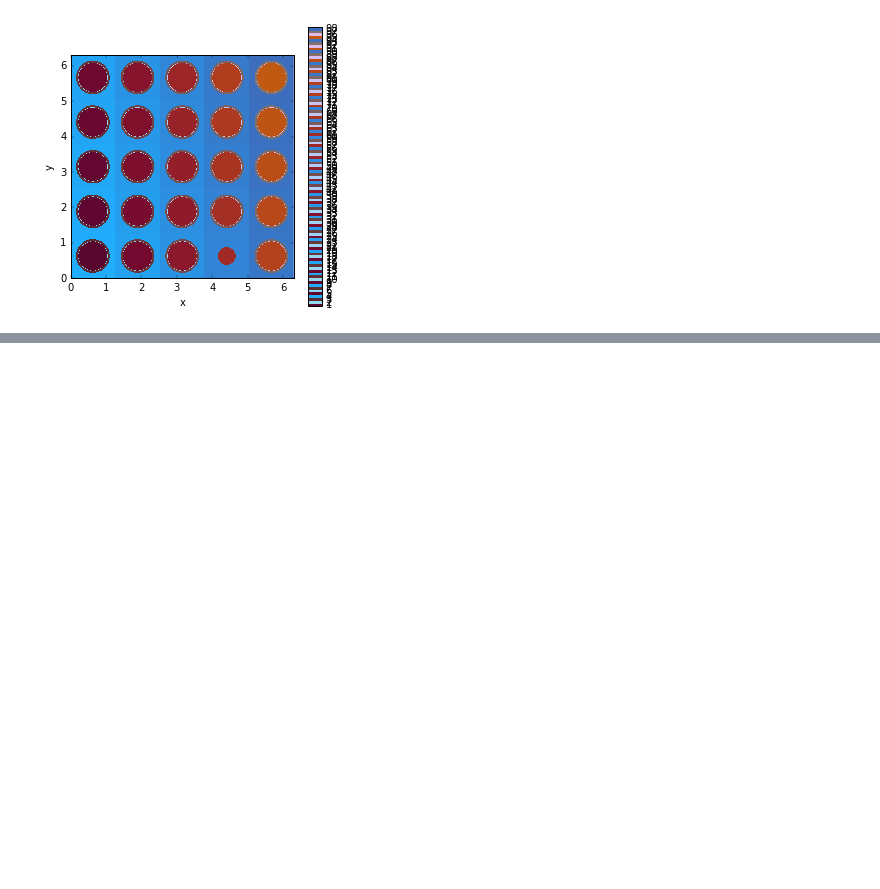
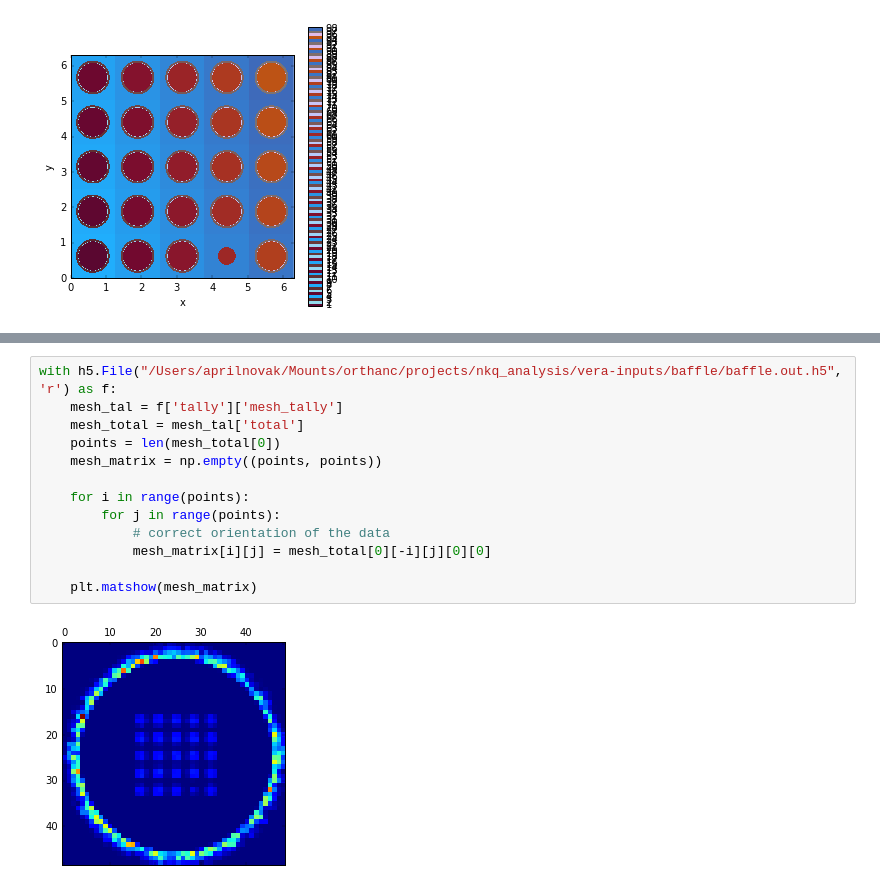
Before and after one commit to aprilnovak/nkq_analysis, a Jupyter notebook: notebooks/visualize-gg.ipynb, the cells around one changed output, grey strips where cells are left out. Drawn from its saved outputs; the diff is of its cells as text; blank space fills up the shorter version.

Commit message:
Verified correct implementation of custom materials by defining a fission mesh over the entire domain, with fissile material (custom material) places in the core barrel.

```diff
--- a/notebooks/visualize-gg.ipynb
+++ b/notebooks/visualize-gg.ipynb
@@ -114,0 +116,15 @@ imager.plot()
+# %%
+with h5.File("/Users/aprilnovak/Mounts/orthanc/projects/nkq_analysis/vera-inputs/baffle/baffle.out.h5", 'r') as f:
+    mesh_tal = f['tally']['mesh_tally']
+    mesh_total = mesh_tal['total']
+    points = len(mesh_total[0])
+    mesh_matrix = np.empty((points, points))
+
+    for i in range(points):
+        for j in range(points):
+            # correct orientation of the data
+            mesh_matrix[i][j] = mesh_total[0][-i][j][0][0]
+
+    plt.matshow(mesh_matrix)
+# %% [output]
+[figure, added]
```
Also changed, not shown: parts of 3 cells of this notebook, 4 other files.
